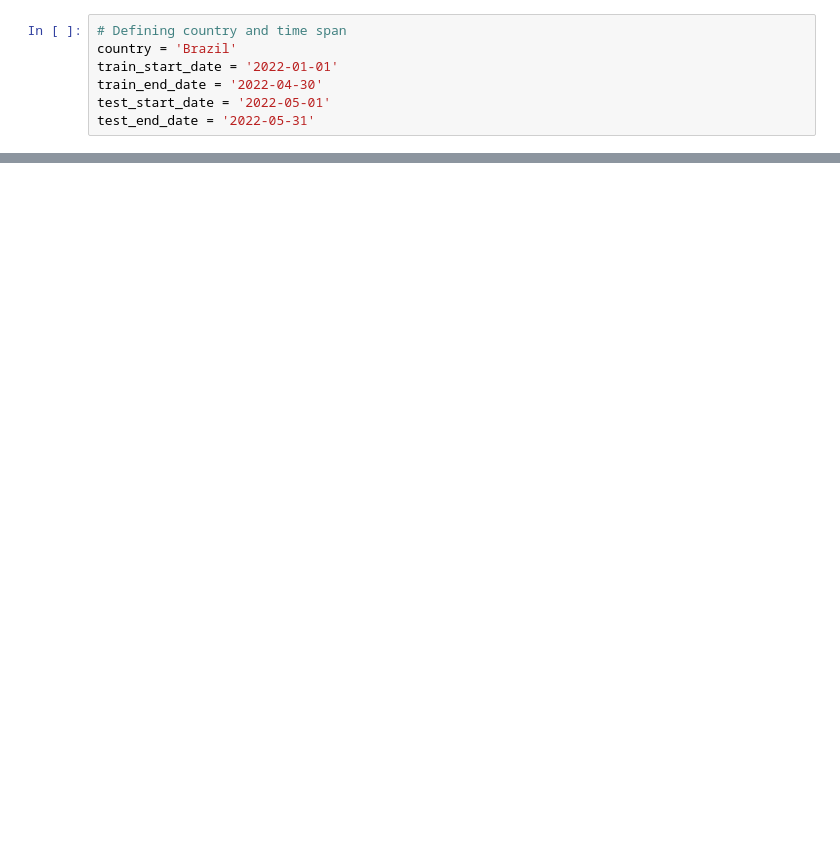
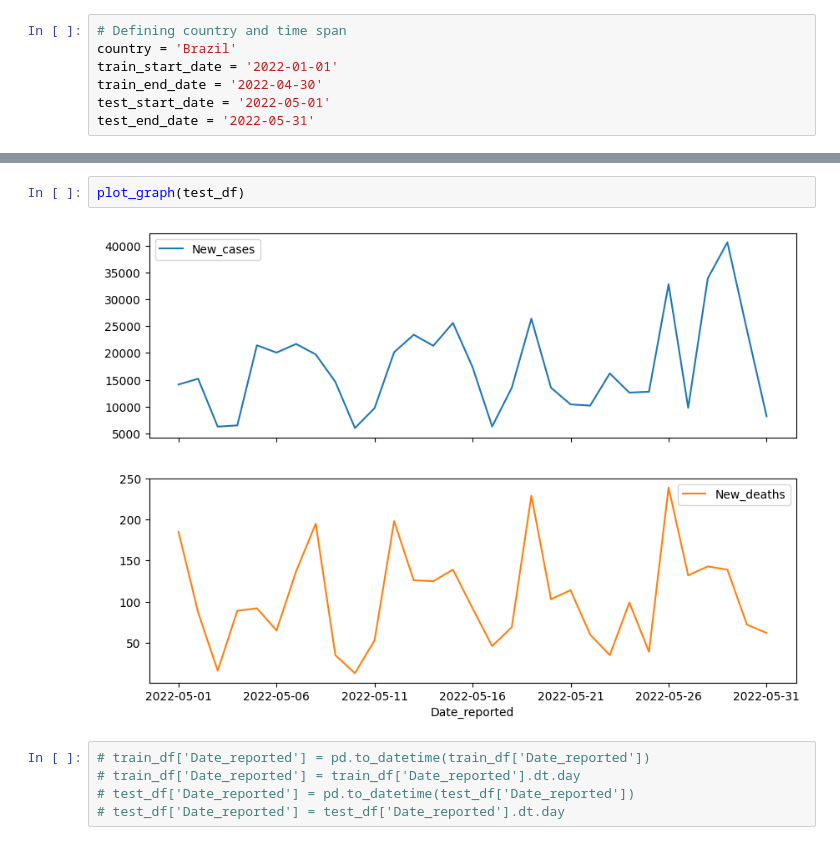
Before and after one commit to viniciussilvestre/SeriesTemporais, a Jupyter notebook: SeriesTemporais.ipynb, the cells around one changed output, grey strips where cells are left out. Cells and saved outputs as stored; diff of their text form; blank space fills up the shorter version.

```diff
--- a/SeriesTemporais.ipynb
+++ b/SeriesTemporais.ipynb
@@ -52 +64,10 @@ _ = test_df.pop('Country')
+# %%
+plot_graph(test_df)
+# %% [output]
+[figure, added]
+# %%
+# train_df['Date_reported'] = pd.to_datetime(train_df['Date_reported'])
+# train_df['Date_reported'] = train_df['Date_reported'].dt.day
+# test_df['Date_reported'] = pd.to_datetime(test_df['Date_reported'])
+# test_df['Date_reported'] = test_df['Date_reported'].dt.day
 # %%
```
Also changed, not shown: parts of 12 cells of this notebook, 2 other files.
